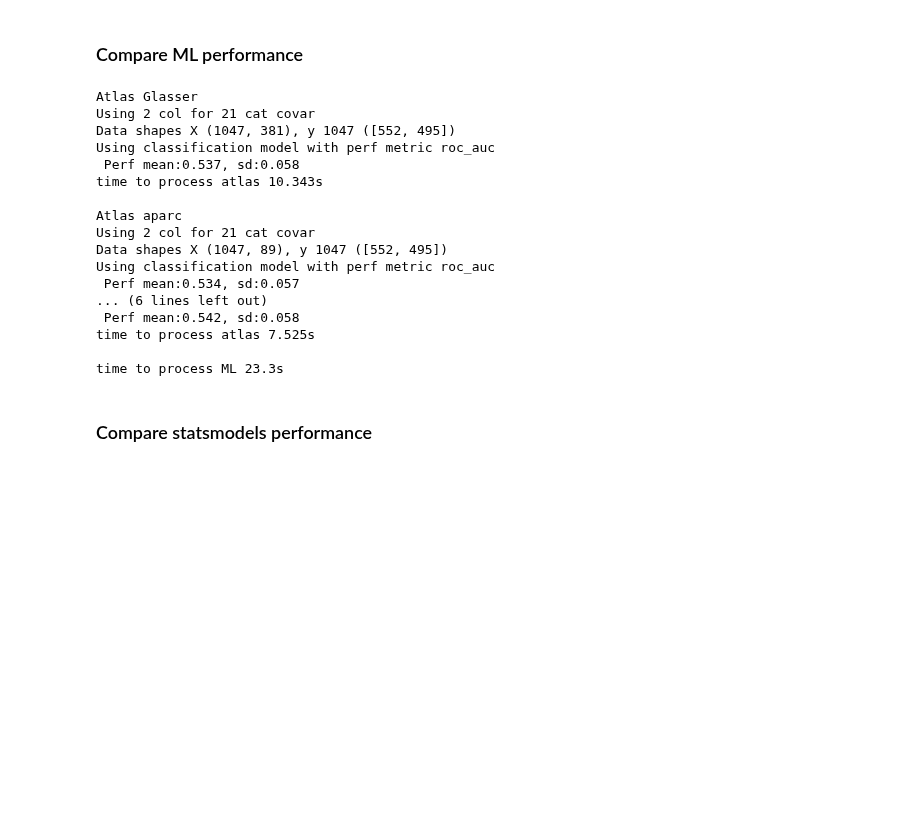
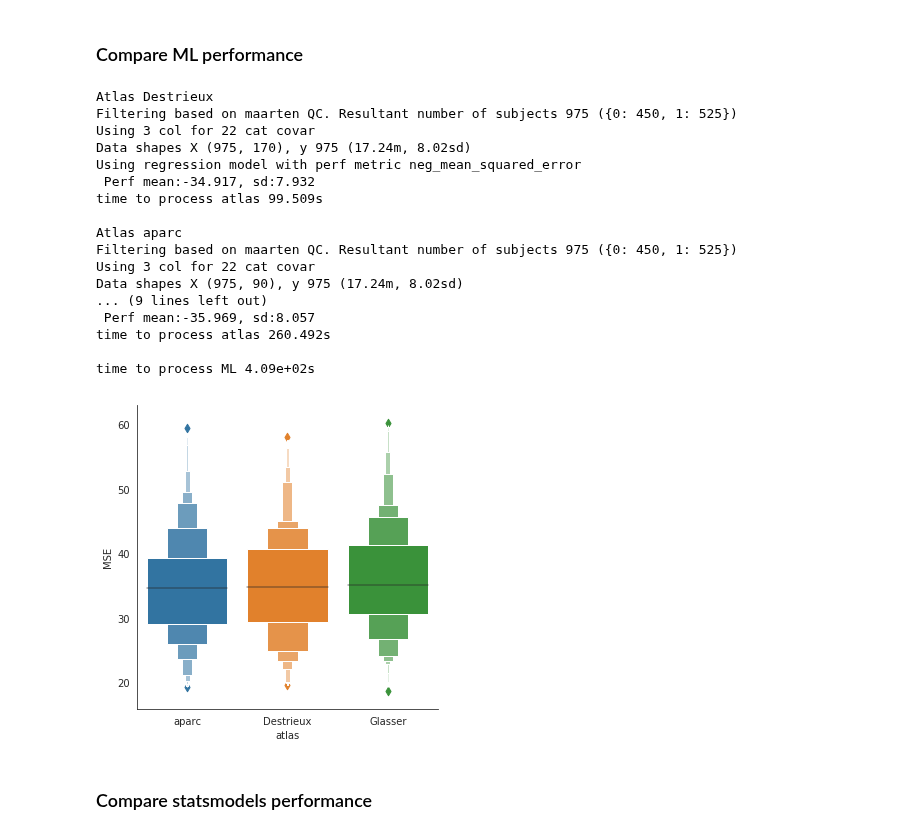
Before and after one commit to neurodatascience/compare-surf-tools, a Jupyter notebook: notebooks/run_atlas_comparisons.ipynb, the cells around one changed output. Cells and saved outputs as stored; diff of their text form; code cells hidden in the pictures; blank space fills up the shorter version.

```diff
--- a/notebooks/run_atlas_comparisons.ipynb
+++ b/notebooks/run_atlas_comparisons.ipynb
@@ -114,53 +116,79 @@ _,useful_demograph[subject_ID_col] = useful_demograph[subject_ID_col].str.rsplit
 # %% [markdown]
 ### Compare ML performance
 # %%
-covar_continuous_cols = [] #'AGE_AT_SCAN'
-covar_cat_cols = ['SEX','SITE_ID'] #'SEX','SITE_ID','DX_GROUP'
+qc_type = 'maarten' #condition: master_df['QC_maarten']==0, master_df['QC_gleb'].isin['1','-+1']
 
-model_type = 'classification'
+model_type = 'regression'
 
 if model_type.lower() == 'regression':
     outcome_col = 'AGE_AT_SCAN'
+    covar_continuous_cols = []
+    covar_cat_cols = ['SEX','SITE_ID','DX_GROUP']
+
     model = RandomForestRegressor(max_depth=2, random_state=0, n_estimators=100)
 else:
     outcome_col = 'DX_GROUP'
+    covar_continuous_cols = ['AGE_AT_SCAN']
+    covar_cat_cols = ['SEX','SITE_ID']
+
     #model = svm.SVC(kernel='linear')
     model = RandomForestClassifier(n_estimators=50, max_depth=2,random_state=0)
 
-ml_perf_dict = {}
+ml_perf_concat = pd.DataFrame()
 
 start_time_ML = time.time()
 for atlas in data_dict.keys():
     start_time_atlas = time.time()
     print('Atlas {}'.format(atlas))
-    master_df = pd.merge(useful_demograph,data_dict[atlas],on= subject_ID_col)
+    master_df_raw = pd.merge(useful_demograph,data_dict[atlas],on= subject_ID_col)
+
+    if qc_type in ['maarten','gleb']:
+        qc_df = pd.read_csv(qc_dir + 'master_QC_table.csv',dtype={'SubjID': str})
+        master_df = pd.merge(master_df_raw, qc_df, how='left', on=subject_ID_col)
+        master_df = master_df[master_df['QC_maarten']==0]
+        print('Filtering based on {} QC. Resultant number of subjects {} ({})'.format(qc_type,len(master_df[subject_ID_col].unique()),master_df['DX_GROUP'].value_counts().to_dict()))
+        common_subs = master_df[subject_ID_col].unique()
+    else:
+        master_df = master_df_raw
+        print('No QC performed. master_df shape {}'.format(len(master_df[subject_ID_col].unique())))
+
+
     roi_cols = master_df.filter(regex='^L|R_', axis=1).columns
     #master_df['pipeline'] = np.tile(atlas,len(master_df))
     ml_perf = getMLModelPerf(master_df,roi_cols, covar_continuous_cols,covar_cat_cols,outcome_col,model_type,model)
-    ml_perf_dict[atlas] = ml_perf
+    ml_perf['atlas'] = np.tile(atlas,len(ml_perf))
+    ml_perf_concat = ml_perf_concat.append(ml_perf)
 
     print('time to process atlas {:4.3f}s \n'.format(time.time()-start_time_atlas))
 
 
 print('time to process ML {:4.3}s'.format(time.time()-start_time_ML))
 # %% [output]
-Atlas Glasser
-Using 2 col for 21 cat covar
-Data shapes X (1047, 381), y 1047 ([552, 495])
-Using classification model with perf metric roc_auc
- Perf mean:0.537, sd:0.058
-time to process atlas 10.343s
+Atlas Destrieux
+Filtering based on maarten QC. Resultant number of subjects 975 ({0: 450, 1: 525})
+Using 3 col for 22 cat covar
+Data shapes X (975, 170), y 975 (17.24m, 8.02sd)
+Using regression model with perf metric neg_mean_squared_error
+ Perf mean:-34.917, sd:7.932
+time to process atlas 99.509s
 
 Atlas aparc
-Using 2 col for 21 cat covar
-Data shapes X (1047, 89), y 1047 ([552, 495])
-Using classification model with perf metric roc_auc
- Perf mean:0.534, sd:0.057
-... (6 lines left out)
- Perf mean:0.542, sd:0.058
-time to process atlas 7.525s
+Filtering based on maarten QC. Resultant number of subjects 975 ({0: 450, 1: 525})
+Using 3 col for 22 cat covar
+Data shapes X (975, 90), y 975 (17.24m, 8.02sd)
+... (9 lines left out)
+ Perf mean:-35.969, sd:8.057
+time to process atlas 260.492s
 
-time to process ML 23.3s
+time to process ML 4.09e+02s
+# %%
+ml_perf_concat['MSE'] = -1*ml_perf_concat['neg_mean_squared_error']
+x_order = ['aparc','Destrieux','Glasser']
+with sns.axes_style("white"):
+    g = sns.catplot(y='MSE',x='atlas',kind='boxen',data=ml_perf_concat, order=x_order)
+    #g.set(ylim=(0, 80))
+# %% [output]
+[figure, added]
 # %% [markdown]
 
 ### Compare statsmodels performance
```
Also changed, not shown: parts of 4 cells of this notebook, 3 other files.
